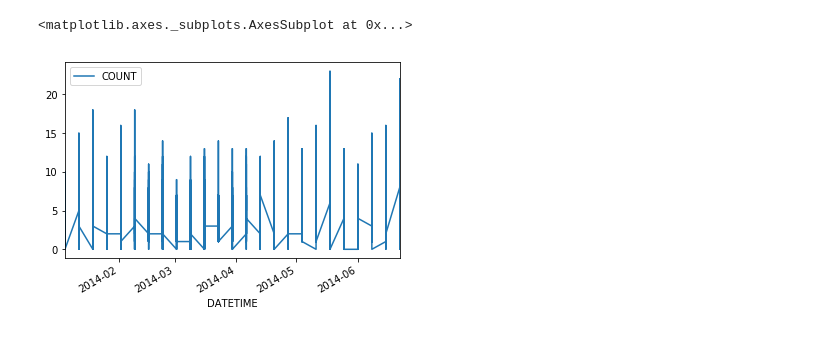
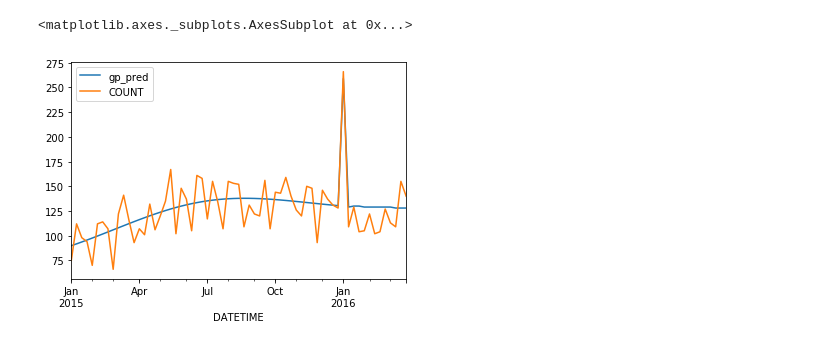
Before and after one commit to sar2160/GP, a Jupyter notebook: Model_Fit-NTA.ipynb, the cells around one changed output. Cells and saved outputs as stored; diff of their text form; code cells hidden in the pictures.

```diff
--- a/Model_Fit-NTA.ipynb
+++ b/Model_Fit-NTA.ipynb
@@ -19,7 +16,7 @@ The autoreload extension is already loaded. To reload it, use:
 data = pd.read_csv('../data/gp_weekly_nta_data.csv')
 data['DATETIME'] = pd.to_datetime(data['DATETIME'])
 
-data.DATE_IND = data.DATE_IND.astype(float)  # try to bring down variance scale
+data.DATE_IND = data.DATE_IND.astype(float) / 100  # try to bring down variance scale
 
 data.rename(columns={'INJURED':'COUNT'},inplace=True)
 
@@ -28,3 +25,5 @@ data.COUNT = data.COUNT.astype(float)
 data = data[data.BoroName == 'Manhattan']
 
 e_s = data.e_s.mean()
+
+print(data.shape)
@@ -35,5 +32,5 @@ print(e_s)
 # %%
-search_periods = [[24,12]]
+search_periods = [[52,12]]
 # %%
 for i, s in enumerate(search_periods):
 
@@ -41,21 +38,22 @@ for i, s in enumerate(search_periods):
     #print('{} periods for training \n').format(s[0])
     #print('{} periods for testing \n').format(s[1])
 
-    data_dict = u.preprocess(data, start_date= '2014/1/05', training_end_date= s[0], \
+    data_dict = u.preprocess(data, start_date= '2015/1/04', training_end_date= s[0], \
                                                            testing_end_date=s[1])
 
 
-    m =  Matern32_Model(data_dict['X_train'],data_dict['y_train'],use_priors=True, e_s= e_s , period = 52)
+    m =  Matern32_Model(data_dict['X_train'],data_dict['y_train'],use_priors=True, e_s = e_s , period = 0.52)
     m.compile()
     opt = gpflow.train.ScipyOptimizer()
     print('Initial neg. log-likelihood: {}'.format(str(m.compute_log_likelihood())))
-    opt.minimize(m, maxiter = 500)
+    opt.minimize(m, maxiter = 800)
 
     u.pred_GP(m,data_dict)
     test = data_dict['test']
 
     gp = test.groupby('DATETIME')['gp_sq_error'].mean() #/ test.GRID_SQUARE.max()
     ar = u.run_AR(data_dict)
+    ar = ar
     summary = pd.concat([gp,ar],axis=1)
     summary.plot()
 
@@ -77,16 +104,15 @@ test.groupby('DATETIME')[['gp_pred','COUNT']].sum().plot()
 # %%
 pred_train = m.predict_y(data_dict['X_train'])
 train = data_dict['train']
 train['gp_pred'] = pred_train[0]
 test = data_dict['test']
-test[['gp_pred','COUNT']].plot
+train.append(test).groupby("DATETIME")['gp_pred','COUNT'].sum().plot()
 
-train[['COUNT']].plot()
 
 
 ## This needs:
 # train/test normalization has to be split
 # prediction has to be done right when looking ahead (sequentially)
 # %% [output]
 <matplotlib.axes._subplots.AxesSubplot at 0x...>
-[figure, old version]
+[figure, new version]
```
Also changed, not shown: parts of 13 cells of this notebook, 3 other files.
